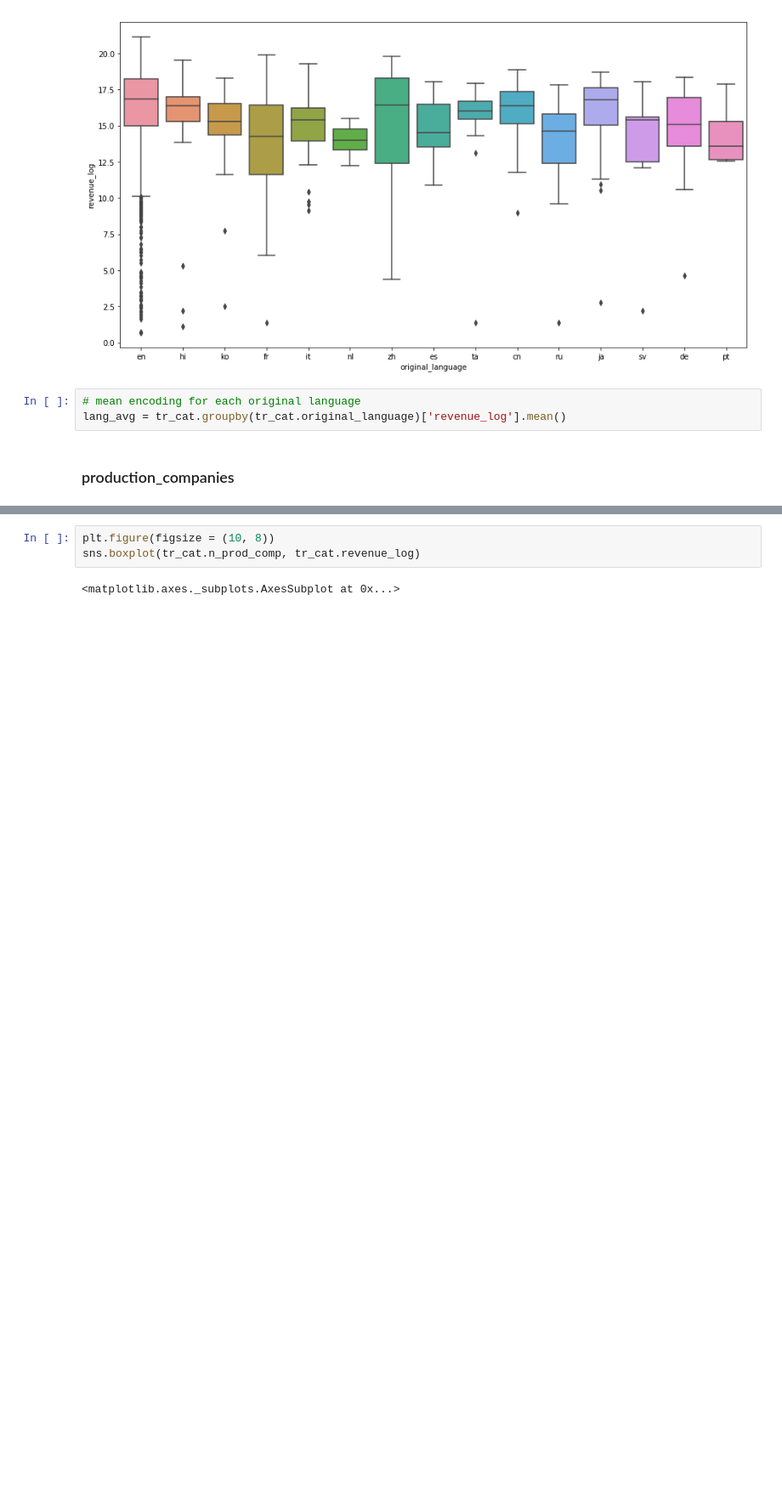
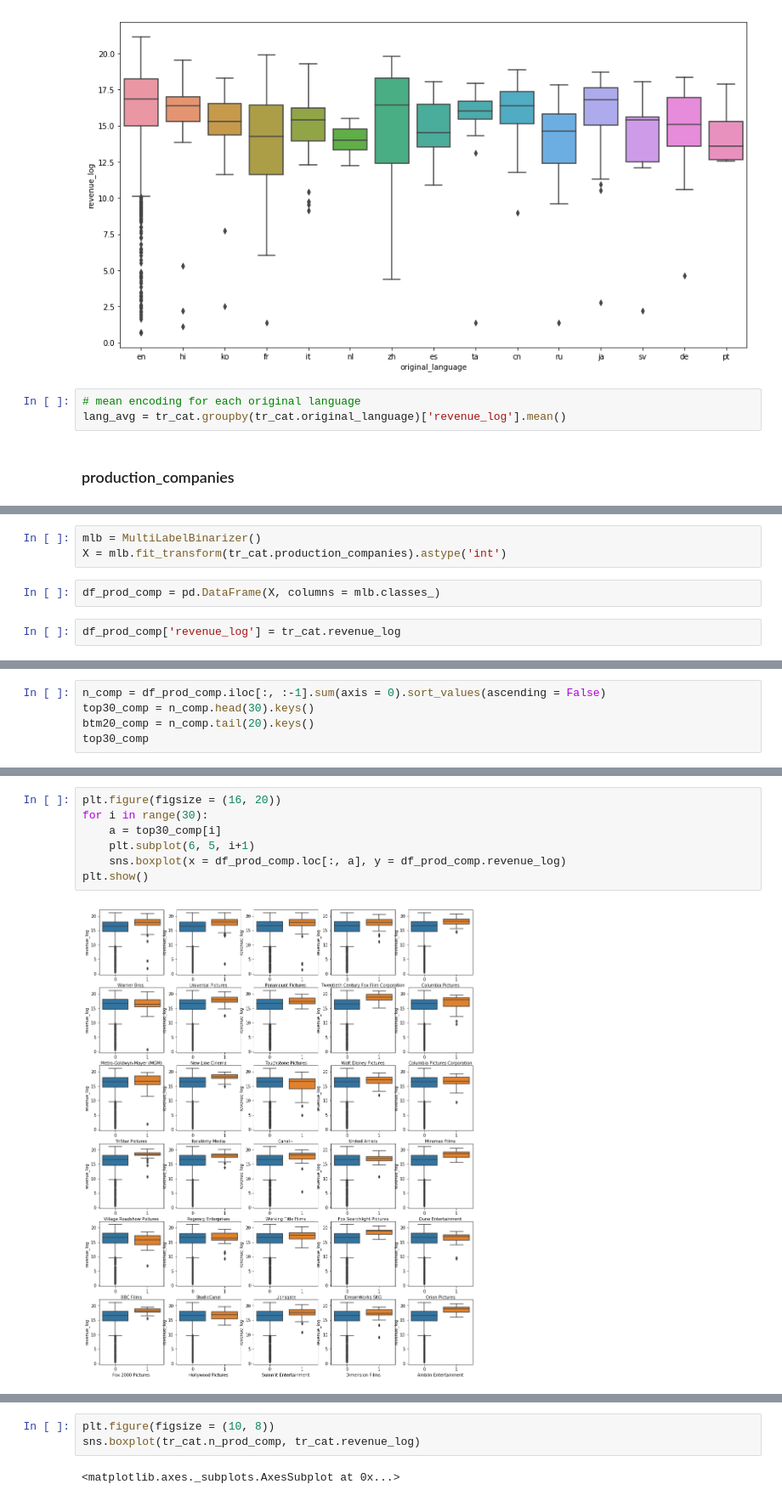
Before and after one commit to jjone36/tmdb, a Jupyter notebook: 02_eda.ipynb, the cells around one changed output, grey strips where cells are left out. Shown at 85% size. Cells and saved outputs as stored; diff of their text form; blank space fills up the shorter version.

```diff
--- a/02_eda.ipynb
+++ b/02_eda.ipynb
@@ -338,0 +334,7 @@ lang_avg = tr_cat.groupby(tr_cat.original_language)['revenue_log'].mean()
+# %%
+mlb = MultiLabelBinarizer()
+X = mlb.fit_transform(tr_cat.production_companies).astype('int')
+# %%
+df_prod_comp = pd.DataFrame(X, columns = mlb.classes_)
+# %%
+df_prod_comp['revenue_log'] = tr_cat.revenue_log
@@ -338,0 +351,5 @@ lang_avg = tr_cat.groupby(tr_cat.original_language)['revenue_log'].mean()
+# %%
+n_comp = df_prod_comp.iloc[:, :-1].sum(axis = 0).sort_values(ascending = False)
+top30_comp = n_comp.head(30).keys()
+btm20_comp = n_comp.tail(20).keys()
+top30_comp
@@ -338,0 +368,9 @@ lang_avg = tr_cat.groupby(tr_cat.original_language)['revenue_log'].mean()
+# %%
+plt.figure(figsize = (16, 20))
+for i in range(30):
+    a = top30_comp[i]
+    plt.subplot(6, 5, i+1)
+    sns.boxplot(x = df_prod_comp.loc[:, a], y = df_prod_comp.revenue_log)
+plt.show()
+# %% [output]
+[figure, added]
```
Also changed, not shown: parts of 84 cells of this notebook, 3 other files.
